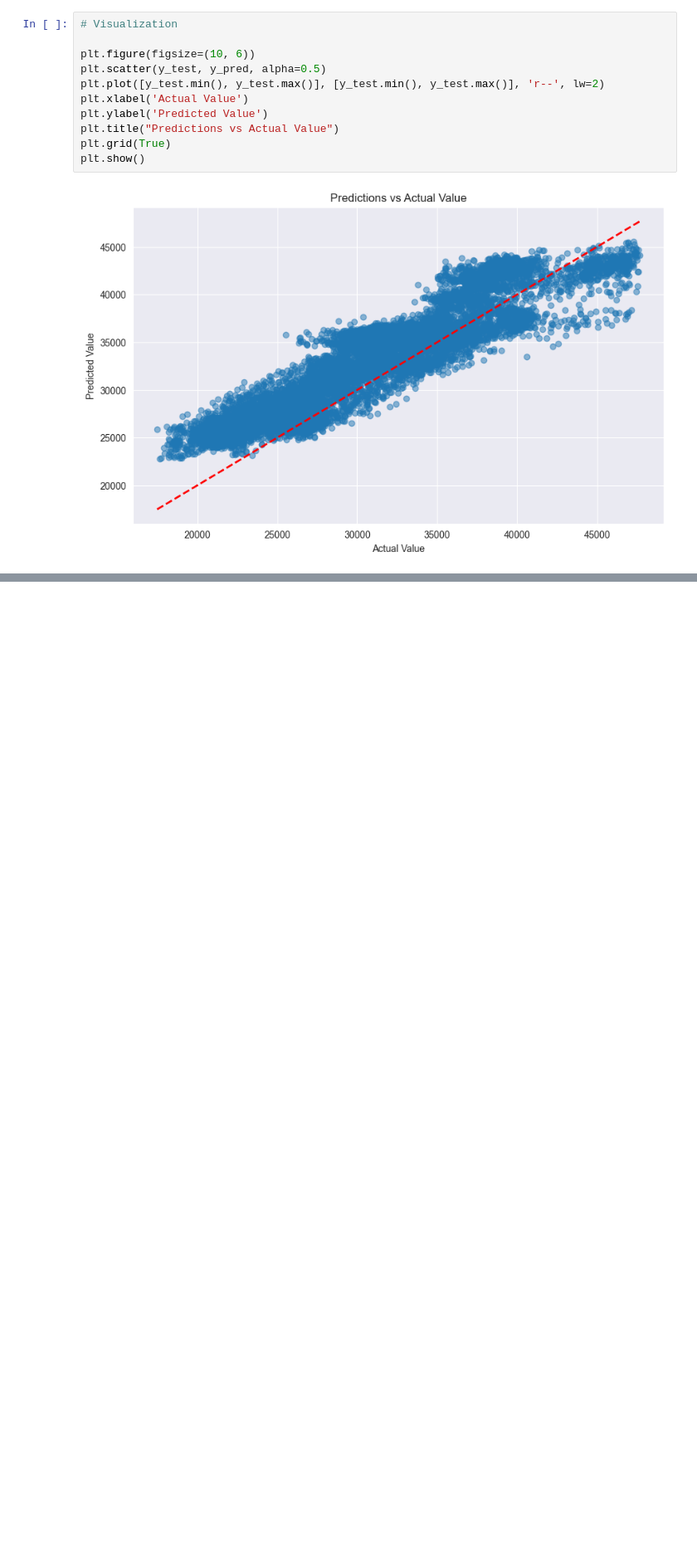
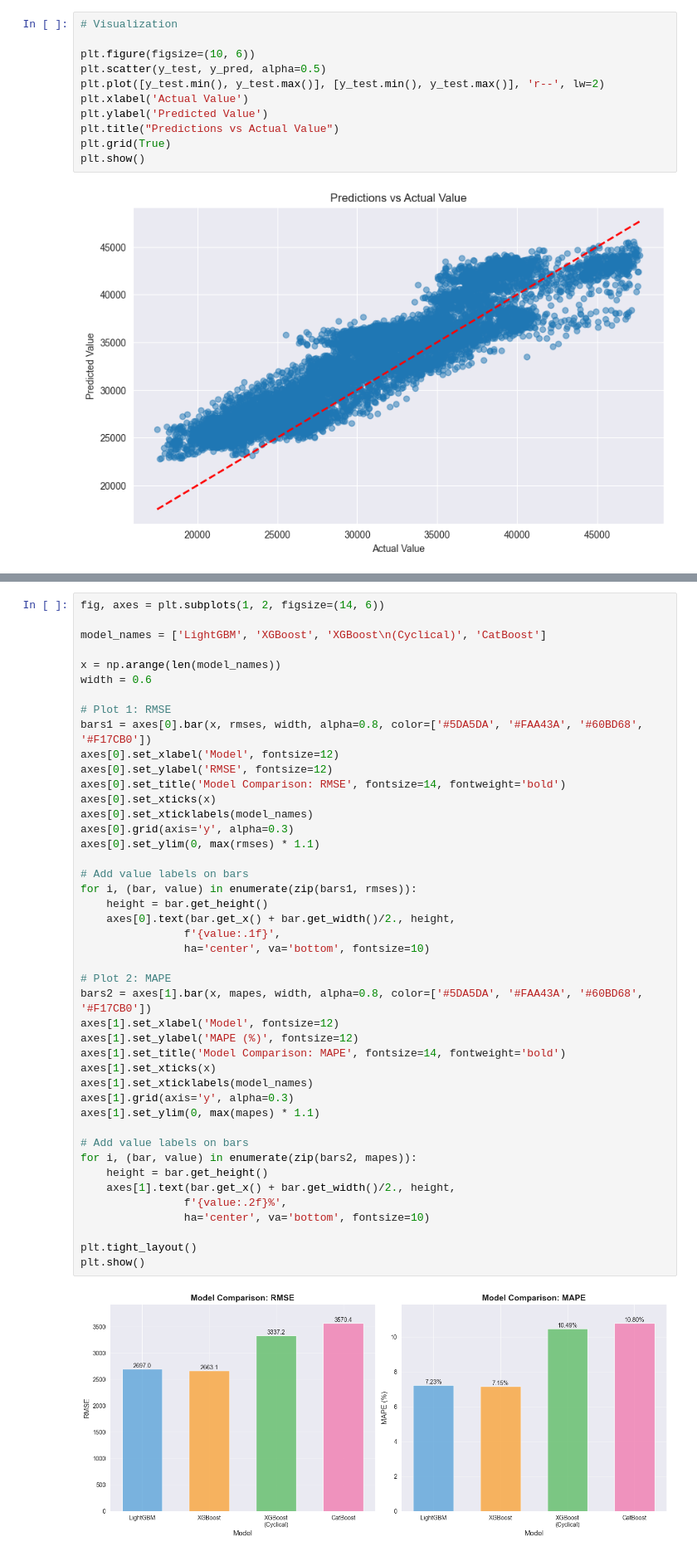
Before and after one commit to vect000r/datascience, a Jupyter notebook: power_consumption/power_consumption.ipynb, the cells around one changed output, grey strips where cells are left out. Shown at 83% size. Drawn from its saved outputs; the diff is of its cells as text; blank space fills up the shorter version.

```diff
--- a/power_consumption/power_consumption.ipynb
+++ b/power_consumption/power_consumption.ipynb
@@ -388,0 +430,46 @@ plt.show()
+# %%
+fig, axes = plt.subplots(1, 2, figsize=(14, 6))
+
+model_names = ['LightGBM', 'XGBoost', 'XGBoost\n(Cyclical)', 'CatBoost']
+
+x = np.arange(len(model_names))
+width = 0.6
+
+# Plot 1: RMSE
+bars1 = axes[0].bar(x, rmses, width, alpha=0.8, color=['#5DA5DA', '#FAA43A', '#60BD68', '#F17CB0'])
+axes[0].set_xlabel('Model', fontsize=12)
+axes[0].set_ylabel('RMSE', fontsize=12)
+axes[0].set_title('Model Comparison: RMSE', fontsize=14, fontweight='bold')
+axes[0].set_xticks(x)
+axes[0].set_xticklabels(model_names)
+axes[0].grid(axis='y', alpha=0.3)
+axes[0].set_ylim(0, max(rmses) * 1.1)
+
+# Add value labels on bars
+for i, (bar, value) in enumerate(zip(bars1, rmses)):
+    height = bar.get_height()
+    axes[0].text(bar.get_x() + bar.get_width()/2., height,
+                f'{value:.1f}',
+                ha='center', va='bottom', fontsize=10)
+
+# Plot 2: MAPE
+bars2 = axes[1].bar(x, mapes, width, alpha=0.8, color=['#5DA5DA', '#FAA43A', '#60BD68', '#F17CB0'])
+axes[1].set_xlabel('Model', fontsize=12)
+axes[1].set_ylabel('MAPE (%)', fontsize=12)
+axes[1].set_title('Model Comparison: MAPE', fontsize=14, fontweight='bold')
+axes[1].set_xticks(x)
+axes[1].set_xticklabels(model_names)
+axes[1].grid(axis='y', alpha=0.3)
+axes[1].set_ylim(0, max(mapes) * 1.1)
+
+# Add value labels on bars
+for i, (bar, value) in enumerate(zip(bars2, mapes)):
+    height = bar.get_height()
+    axes[1].text(bar.get_x() + bar.get_width()/2., height,
+                f'{value:.2f}%',
+                ha='center', va='bottom', fontsize=10)
+
+plt.tight_layout()
+plt.show()
+# %% [output]
+[figure, added]
```
Also changed, not shown: parts of 6 cells of this notebook.
